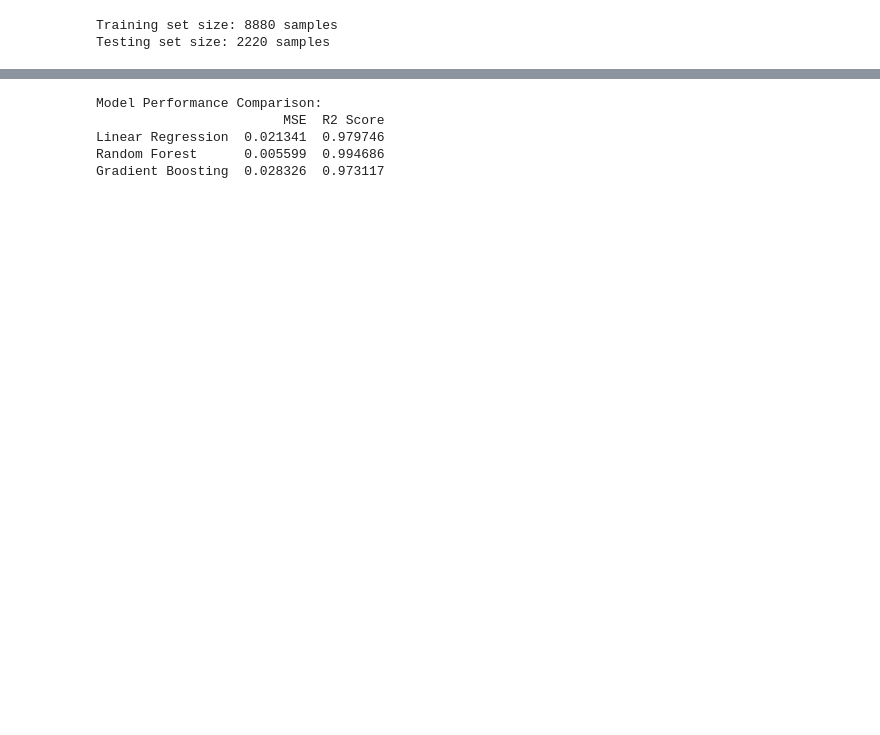
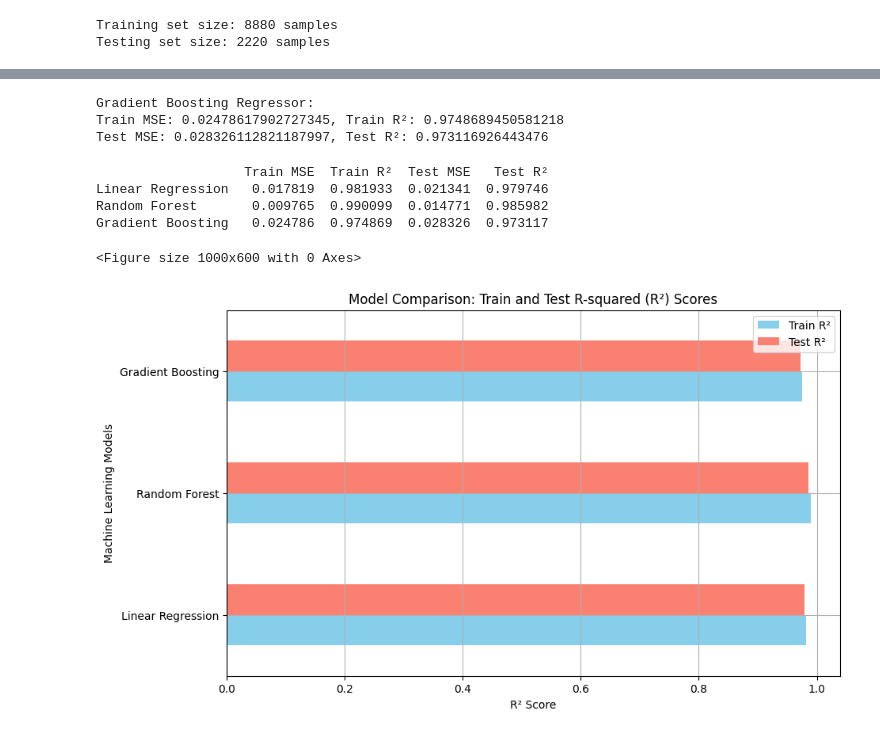
Before and after one commit to HALA-Prediction-466/HALE-prediction, a Jupyter notebook: code/model_training_and_evaluation.ipynb, the cells around one changed output, grey strips where cells are left out. Drawn from its saved outputs; the diff is of its cells as text; code cells hidden in the pictures; blank space fills up the shorter version.

```diff
--- a/code/model_training_and_evaluation.ipynb
+++ b/code/model_training_and_evaluation.ipynb
@@ -48,15 +90,43 @@ Gradient Boosting - Training Complete.
+# %%
+# 3. Gradient Boosting Regressor
+gbr_model = GradientBoostingRegressor(random_state=42)
+gbr_model.fit(X_train, y_train)
+y_train_pred_gbr = gbr_model.predict(X_train)
+y_test_pred_gbr = gbr_model.predict(X_test)
+mse_train_gbr = mean_squared_error(y_train, y_train_pred_gbr)
+r2_train_gbr = r2_score(y_train, y_train_pred_gbr)
+mse_test_gbr = mean_squared_error(y_test, y_test_pred_gbr)
+r2_test_gbr = r2_score(y_test, y_test_pred_gbr)
+model_results['Gradient Boosting'] = {
+    'Train MSE': mse_train_gbr, 'Train R²': r2_train_gbr,
+    'Test MSE': mse_test_gbr, 'Test R²': r2_test_gbr
+}
+
+print("Gradient Boosting Regressor:")
+print(f"Train MSE: {mse_train_gbr}, Train R²: {r2_train_gbr}")
+print(f"Test MSE: {mse_test_gbr}, Test R²: {r2_test_gbr}")
+# %% [output]
+Gradient Boosting Regressor:
+Train MSE: 0.02478617902727345, Train R²: 0.9748689450581218
+Test MSE: 0.028326112821187997, Test R²: 0.973116926443476
+# %%
+# Display model comparison results
+model_comparison = pd.DataFrame(model_results).T
+print(model_comparison)
+# %% [output]
+                   Train MSE  Train R²  Test MSE   Test R²
+Linear Regression   0.017819  0.981933  0.021341  0.979746
+Random Forest       0.009765  0.990099  0.014771  0.985982
+Gradient Boosting   0.024786  0.974869  0.028326  0.973117
 # %%
-results_df = pd.DataFrame(results).T
-print("\nModel Performance Comparison:")
-print(results_df)
-
-rf_model = models["Random Forest"]
-importances = rf_model.feature_importances_
-feature_names = X.columns
+plt.figure(figsize=(10, 6))
+model_comparison[['Train R²', 'Test R²']].plot(kind='barh', figsize=(10, 6), color=['skyblue', 'salmon'])
+plt.title("Model Comparison: Train and Test R-squared (R²) Scores")
+plt.xlabel("R² Score")
+plt.ylabel("Machine Learning Models")
+plt.grid(True)
+plt.show()
 # %% [output]
-Model Performance Comparison:
-                        MSE  R2 Score
-Linear Regression  0.021341  0.979746
-Random Forest      0.005599  0.994686
-Gradient Boosting  0.028326  0.973117
+<Figure size 1000x600 with 0 Axes>
+[figure, added]
 # %%
```
Also changed, not shown: parts of 6 cells of this notebook.
